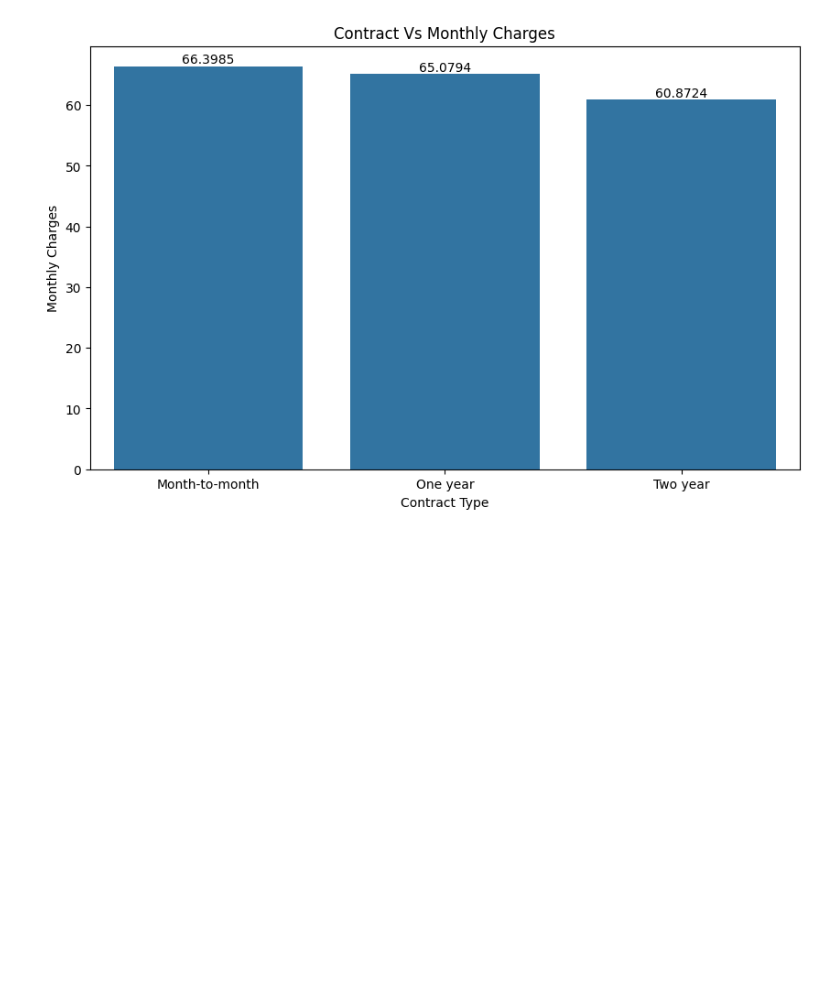
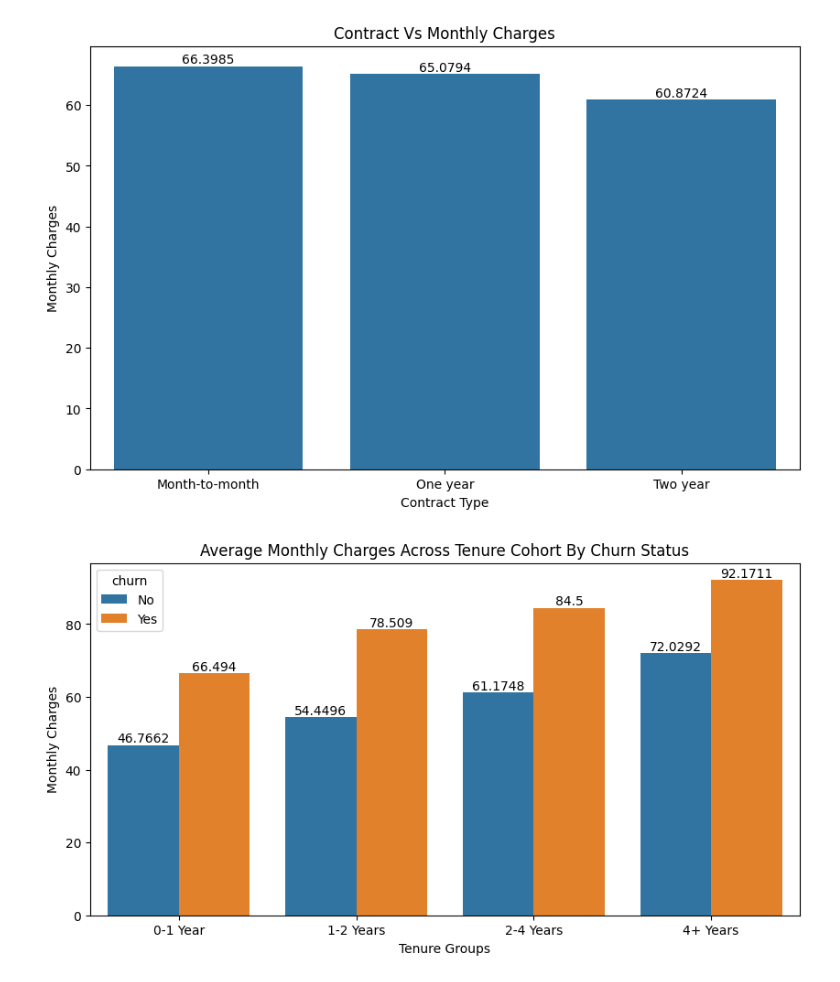
Before and after one commit to shlokzz/Customer-Churn-Prediction-Project, a Jupyter notebook: notebook/01_visual_eda.ipynb, the cells around one changed output. Drawn from its saved outputs; the diff is of its cells as text; code cells hidden in the pictures; blank space fills up the shorter version.

Commit message:
Analyze average monthly charges across tenure by churn status

```diff
--- a/notebook/01_visual_eda.ipynb
+++ b/notebook/01_visual_eda.ipynb
@@ -191,3 +191,19 @@ plt.ylabel("Monthly Charges")
 plt.show()
 # %% [output]
 [figure]
+# %%
+# Group the tenure columns into a group
+df['tenure_groups'] = pd.cut(df['tenure'], bins=[0, 12, 24, 48, 72], labels = ["0-1 Year", "1-2 Years", "2-4 Years", "4+ Years"])
+# %%
+plt.figure(figsize=(10,5))
+ax = sns.barplot(x="tenure_groups", y="monthly_charges", hue='churn', data=df, errorbar=None)
+
+for container in ax.containers:
+    ax.bar_label(container, label_type='edge')
+
+plt.title("Average Monthly Charges Across Tenure Cohort By Churn Status")
+plt.xlabel("Tenure Groups")
+plt.ylabel("Monthly Charges")
+plt.show()
+# %% [output]
+[figure, added]
```
